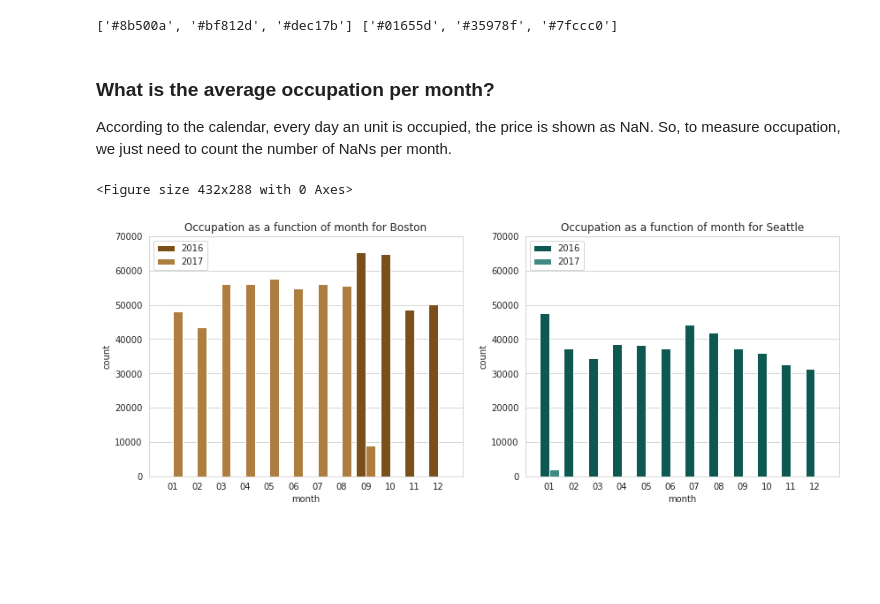
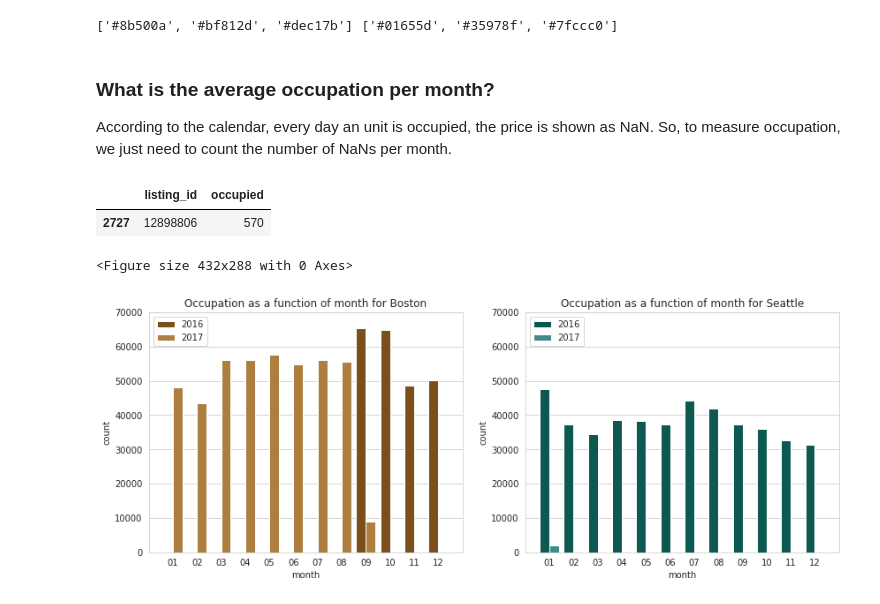
Before and after one commit to bvcmartins/dsndProject4, a Jupyter notebook: airbnb_project.ipynb, the cells around one changed output. Saved outputs shown, nothing was run; the diff lists cells and outputs as text; code cells hidden in the pictures; blank space fills up the shorter version.

```diff
--- a/airbnb_project.ipynb
+++ b/airbnb_project.ipynb
@@ -173,6 +175,12 @@ print(boston_colors, seattle_colors)
 ### What is the average occupation per month?
 
 According to the calendar, every day an unit is occupied, the price is shown as NaN. So, to measure occupation, we just need to count the number of NaNs per month.
+# %%
+# there is actually one mistake in the Boston dataset. Unit 12898806 has been occupied for more than 365 days.
+boston_rent[boston_rent['occupied']>365]
+# %% [output]
+|  | listing_id | occupied |
+| 2727 | 12898806 | 570 |
 # %%
 sns.set_style("whitegrid");
 sns.despine();
```
Also changed, not shown: parts of 15 cells of this notebook.
